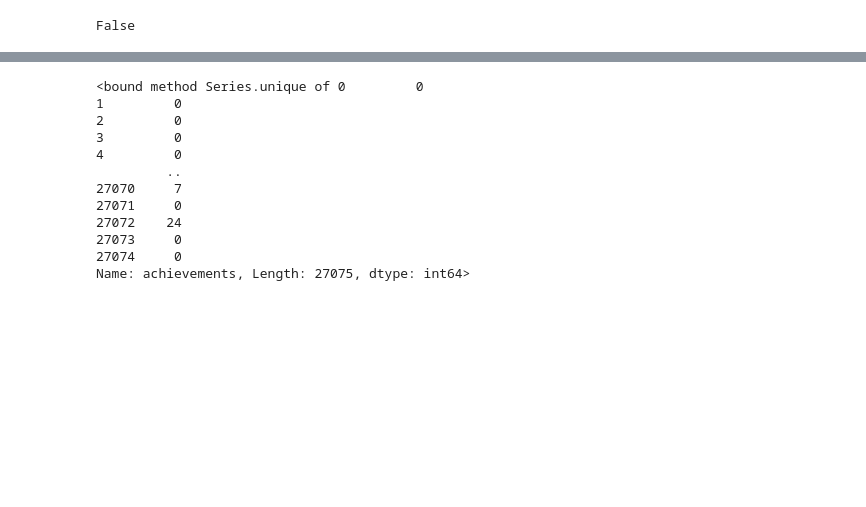
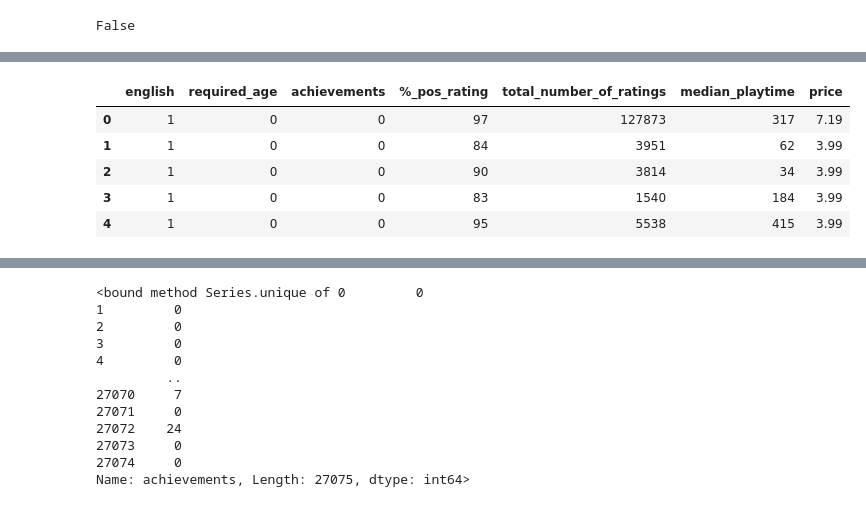
Before and after one commit to SofiaKauser/Steam-Project, a Jupyter notebook: Project_4.ipynb, the cells around one changed output, grey strips where cells are left out. Cells and saved outputs as stored; diff of their text form; code cells hidden in the pictures; blank space fills up the shorter version.

```diff
--- a/Project_4.ipynb
+++ b/Project_4.ipynb
@@ -114,3 +164,12 @@ new_steam_data.head()
+# %%
+new_steam_data.head()
+# %% [output]
+|  | english | required_age | achievements | %_pos_rating | total_number_of_ratings | median_playtime | price |
+| 0 | 1 | 0 | 0 | 97 | 127873 | 317 | 7.19 |
+| 1 | 1 | 0 | 0 | 84 | 3951 | 62 | 3.99 |
+| 2 | 1 | 0 | 0 | 90 | 3814 | 34 | 3.99 |
+| 3 | 1 | 0 | 0 | 83 | 1540 | 184 | 3.99 |
+| 4 | 1 | 0 | 0 | 95 | 5538 | 415 | 3.99 |
 # %%
 new_steam_data.info()
 # %% [output]
```
Also changed, not shown: parts of 23 cells of this notebook.
